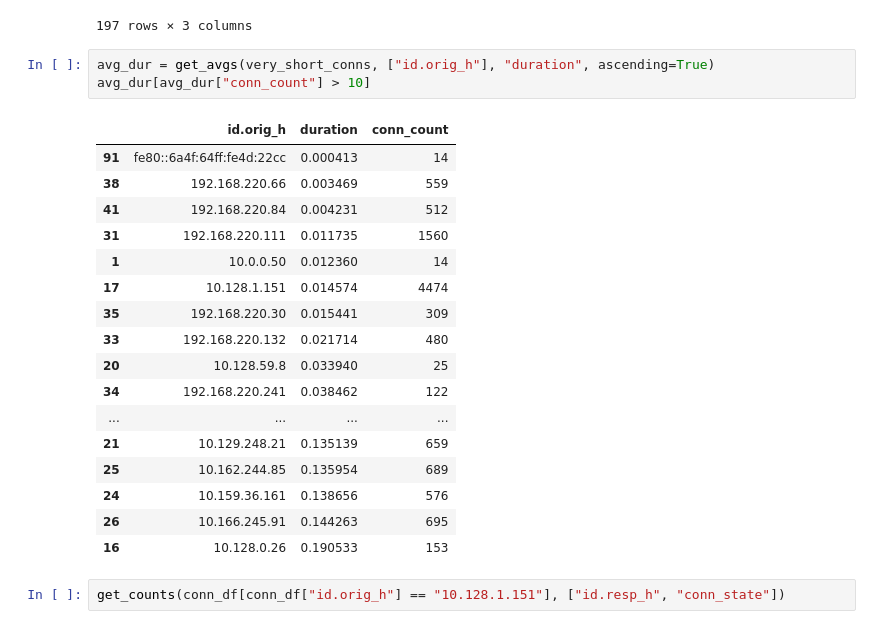
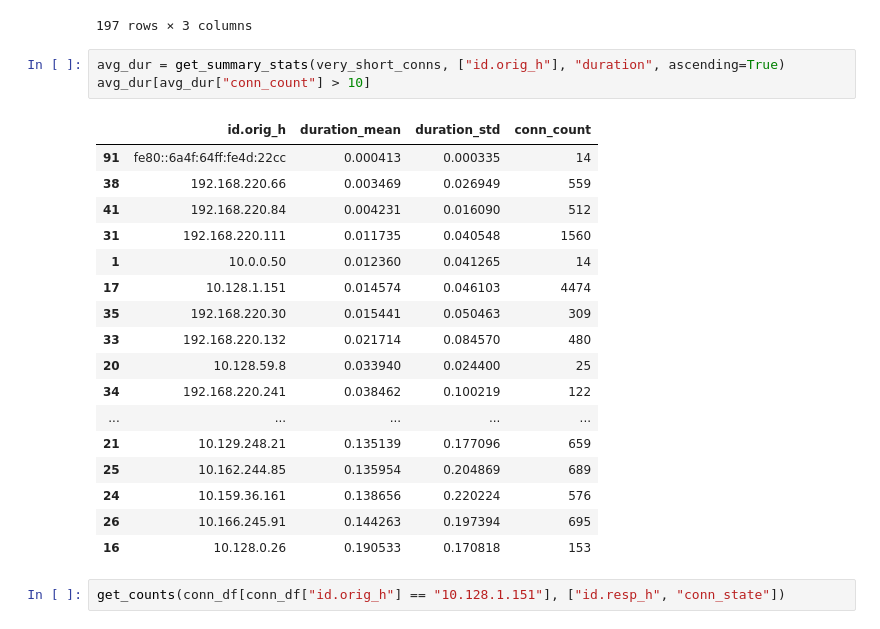
Before and after one commit to nriccardi/zeek_playground, a Jupyter notebook: sandbox.ipynb, the cells around one changed output. Saved outputs shown, nothing was run; the diff lists cells and outputs as text.

```diff
--- a/sandbox.ipynb
+++ b/sandbox.ipynb
@@ -200,26 +169,26 @@ get_counts(very_short_conns, ["id.orig_h", "conn_state"])
 | 195 | fe80::cca0:3bee:ea5:6f70 | S0 | 1 |
 197 rows × 3 columns
 # %%
-avg_dur = get_avgs(very_short_conns, ["id.orig_h"], "duration", ascending=True)
+avg_dur = get_summary_stats(very_short_conns, ["id.orig_h"], "duration", ascending=True)
 avg_dur[avg_dur["conn_count"] > 10]
 # %% [output]
-|  | id.orig_h | duration | conn_count |
-| 91 | fe80::6a4f:64ff:fe4d:22cc | 0.000413 | 14 |
-| 38 | 192.168.220.66 | 0.003469 | 559 |
-| 41 | 192.168.220.84 | 0.004231 | 512 |
-| 31 | 192.168.220.111 | 0.011735 | 1560 |
-| 1 | 10.0.0.50 | 0.012360 | 14 |
-| 17 | 10.128.1.151 | 0.014574 | 4474 |
-| 35 | 192.168.220.30 | 0.015441 | 309 |
-| 33 | 192.168.220.132 | 0.021714 | 480 |
-| 20 | 10.128.59.8 | 0.033940 | 25 |
-| 34 | 192.168.220.241 | 0.038462 | 122 |
-| ... | ... | ... | ... |
-| 21 | 10.129.248.21 | 0.135139 | 659 |
-| 25 | 10.162.244.85 | 0.135954 | 689 |
-| 24 | 10.159.36.161 | 0.138656 | 576 |
-| 26 | 10.166.245.91 | 0.144263 | 695 |
-| 16 | 10.128.0.26 | 0.190533 | 153 |
+|  | id.orig_h | duration_mean | duration_std | conn_count |
+| 91 | fe80::6a4f:64ff:fe4d:22cc | 0.000413 | 0.000335 | 14 |
+| 38 | 192.168.220.66 | 0.003469 | 0.026949 | 559 |
+| 41 | 192.168.220.84 | 0.004231 | 0.016090 | 512 |
+| 31 | 192.168.220.111 | 0.011735 | 0.040548 | 1560 |
+| 1 | 10.0.0.50 | 0.012360 | 0.041265 | 14 |
+| 17 | 10.128.1.151 | 0.014574 | 0.046103 | 4474 |
+| 35 | 192.168.220.30 | 0.015441 | 0.050463 | 309 |
+| 33 | 192.168.220.132 | 0.021714 | 0.084570 | 480 |
+| 20 | 10.128.59.8 | 0.033940 | 0.024400 | 25 |
+| 34 | 192.168.220.241 | 0.038462 | 0.100219 | 122 |
+| ... | ... | ... | ... | ... |
+| 21 | 10.129.248.21 | 0.135139 | 0.177096 | 659 |
+| 25 | 10.162.244.85 | 0.135954 | 0.204869 | 689 |
+| 24 | 10.159.36.161 | 0.138656 | 0.220224 | 576 |
+| 26 | 10.166.245.91 | 0.144263 | 0.197394 | 695 |
+| 16 | 10.128.0.26 | 0.190533 | 0.170818 | 153 |
 # %%
 get_counts(conn_df[conn_df["id.orig_h"] == "10.128.1.151"], ["id.resp_h", "conn_state"])
 # %% [output]
```
Also changed, not shown: parts of 18 cells of this notebook, 3 other files.
